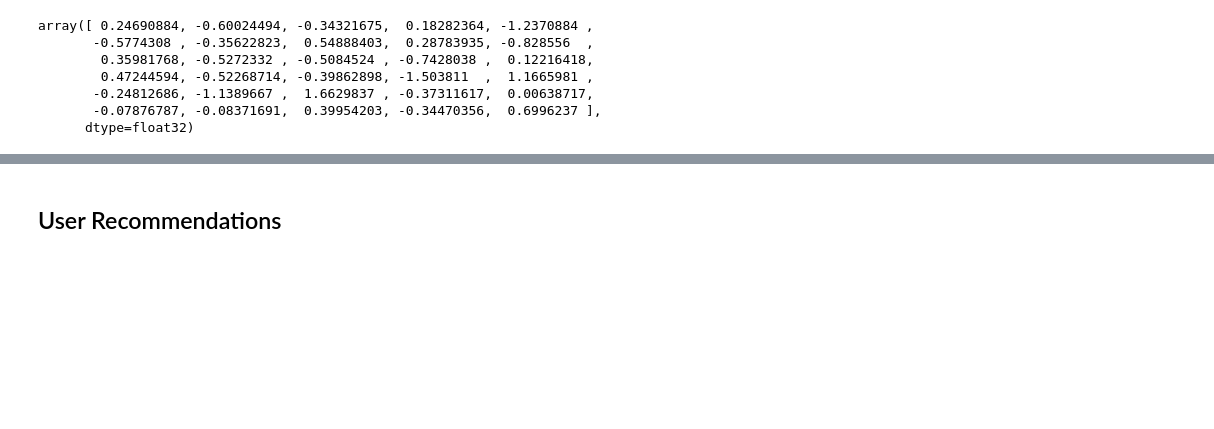
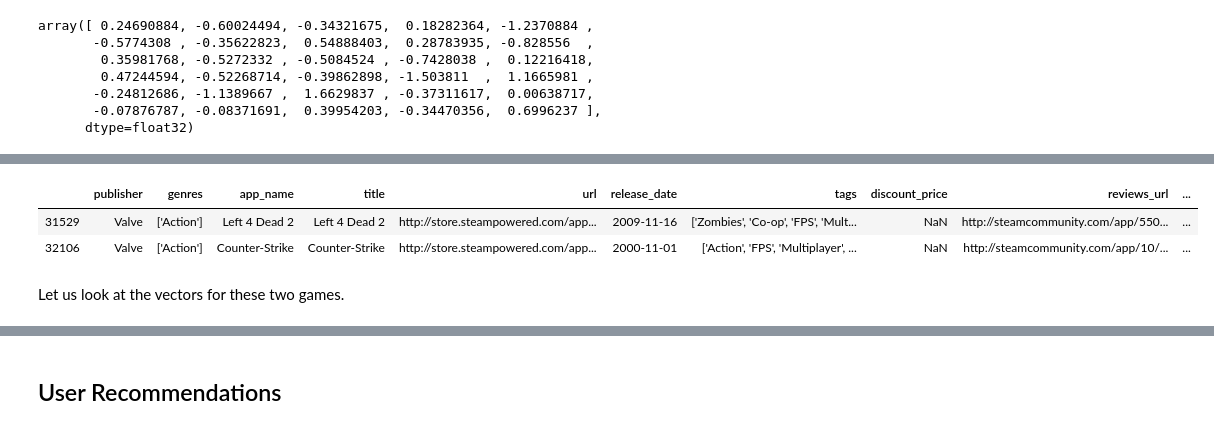
Before and after one commit to nadinezab/video-game-recs, a Jupyter notebook: 4-Modelling.ipynb, the cells around one changed output, grey strips where cells are left out. Drawn from its saved outputs; the diff is of its cells as text; code cells hidden in the pictures; blank space fills up the shorter version.

```diff
--- a/4-Modelling.ipynb
+++ b/4-Modelling.ipynb
@@ -276,0 +289,9 @@ list(interactions.columns).index(40)
+# %%
+# Get data for both games
+gamesdata[(gamesdata['title']=='Counter-Strike') | (gamesdata['title']=='Left 4 Dead 2') ]
+# %% [output]
+|  | publisher | genres | app_name | title | url | release_date | tags | discount_price | reviews_url | ... |
+| 31529 | Valve | ['Action'] | Left 4 Dead 2 | Left 4 Dead 2 | http://store.steampowered.com/app... | 2009-11-16 | ['Zombies', 'Co-op', 'FPS', 'Mult... | NaN | http://steamcommunity.com/app/550... | ... |
+| 32106 | Valve | ['Action'] | Counter-Strike | Counter-Strike | http://store.steampowered.com/app... | 2000-11-01 | ['Action', 'FPS', 'Multiplayer', ... | NaN | http://steamcommunity.com/app/10/... | ... |
+# %% [markdown]
+Let us look at the vectors for these two games.
```
Also changed, not shown: parts of 20 cells of this notebook.
